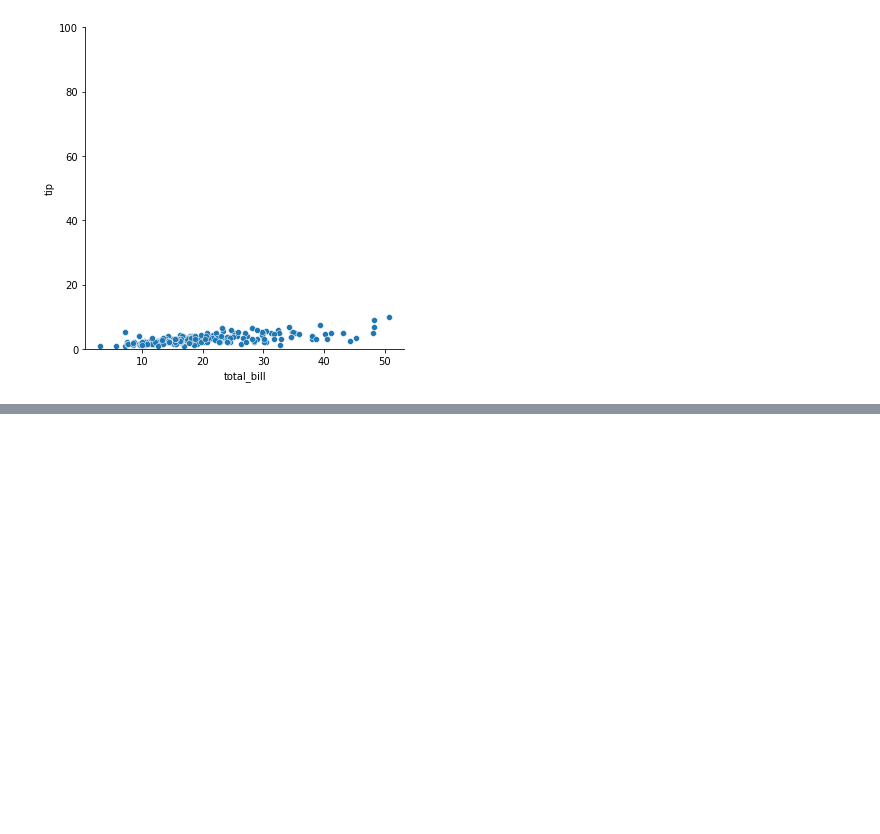
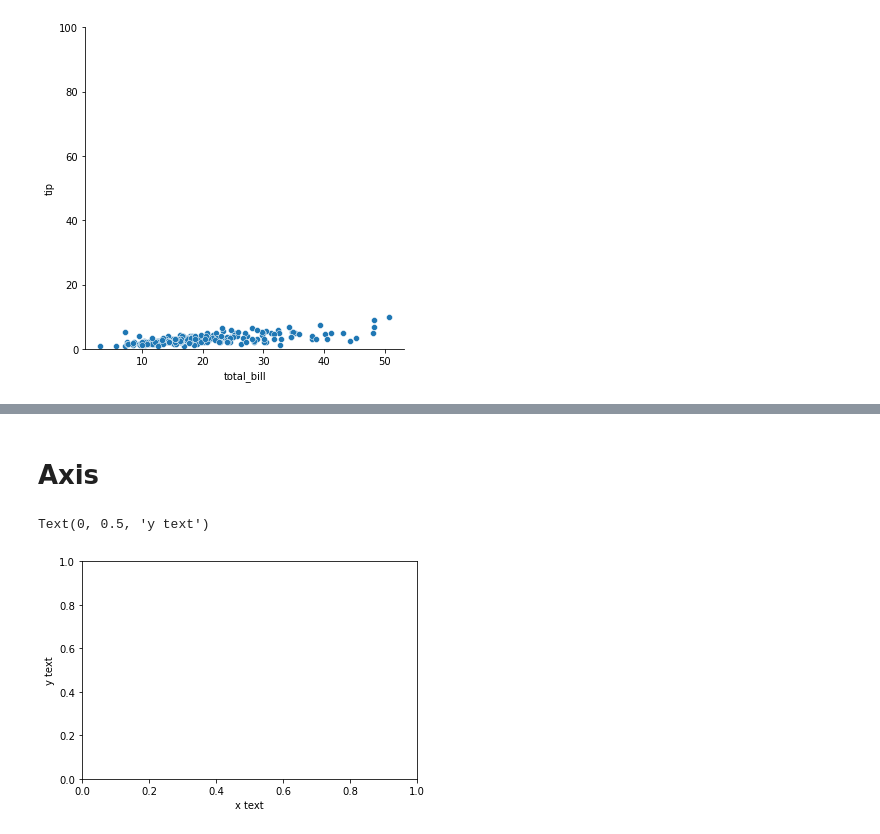
Before and after one commit to jedlueng/WBS-MISDI-Programming, a Jupyter notebook: PFDA/Week4/week4_visualization_matplotlib.ipynb, the cells around one changed output, grey strips where cells are left out. Saved outputs shown, nothing was run; the diff lists cells and outputs as text; code cells hidden in the pictures; blank space fills up the shorter version.

```diff
--- a/PFDA/Week4/week4_visualization_matplotlib.ipynb
+++ b/PFDA/Week4/week4_visualization_matplotlib.ipynb
@@ -310,0 +330,15 @@ plt.ylim((0, 100))
+# %% [markdown]
+# Axis
+# %%
+#Set axis limit
+plt.xlim() #left, right
+plt.ylim
+#Set axis label
+plt.xlabel('x text') #message in the paremeter
+plt.ylabel('y text')
+#Set axis ticks
+plt.xticks() #Ticks, labels
+plt.yticks
+# %% [output]
+Text(0, 0.5, 'y text')
+[figure, added]
```
Also changed, not shown: parts of 4 cells of this notebook, 9 other files.
